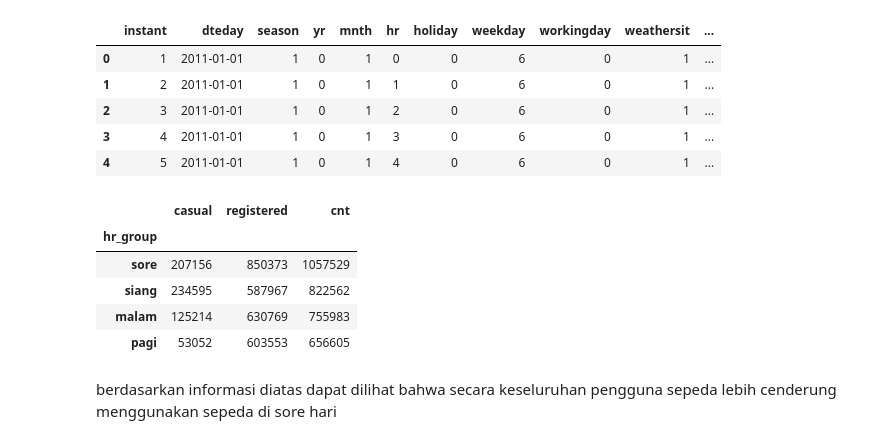
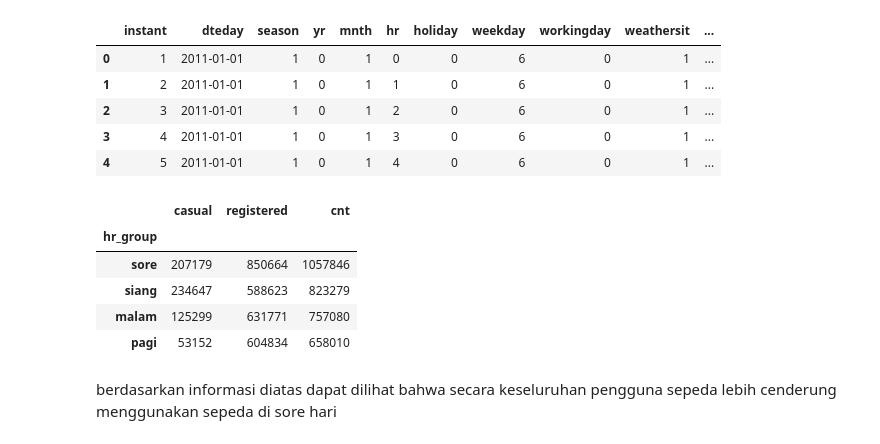
Before and after one commit to yunama47/dashboard-app, a Jupyter notebook: bike-sharing-analysis.ipynb, the cells around one changed output. Cells and saved outputs as stored; diff of their text form; code cells hidden in the pictures.

```diff
--- a/bike-sharing-analysis.ipynb
+++ b/bike-sharing-analysis.ipynb
@@ -277,6 +277,13 @@ new_hour_df.holiday.interpolate('pad', inplace=True)
 new_hour_df.weekday.interpolate('pad', inplace=True)
 new_hour_df.workingday.interpolate('pad', inplace=True)
 new_hour_df.weathersit.interpolate('pad', inplace=True)
+
+new_hour_df.season = new_hour_df.season.astype(int)
+new_hour_df.holiday = new_hour_df.holiday.astype(int)
+new_hour_df.weekday = new_hour_df.weekday.astype(int)
+new_hour_df.workingday = new_hour_df.workingday.astype(int)
+new_hour_df.weathersit = new_hour_df.weathersit.astype(int)
+
 new_hour_df[['season','holiday','weekday','workingday','weathersit']].describe()
 # %% [output]
 |  | season | holiday | weekday | workingday | weathersit |
@@ -298,6 +305,11 @@ new_hour_df.windspeed.interpolate('time', direction='forward', inplace=True)
 new_hour_df.casual.interpolate('time', direction='forward', inplace=True)
 new_hour_df.registered.interpolate('time', direction='forward', inplace=True)
 new_hour_df.cnt.interpolate('time', direction='forward', inplace=True)
+
+new_hour_df.casual = new_hour_df.casual.astype(int)
+new_hour_df.registered = new_hour_df.registered.astype(int)
+new_hour_df.cnt = new_hour_df.cnt.astype(int)
+
 new_hour_df[['temp','atemp','hum','windspeed','casual','registered','cnt']].describe()
 # %% [output]
 |  | temp | atemp | hum | windspeed | casual | registered | cnt |
@@ -333,7 +349,7 @@ dtype: int64
 # %%
 new_hour_df.reset_index(inplace=True)
 new_hour_df.drop('datetime', axis=1, inplace=True)
-new_hour_df['instant'] = np.arange(len(new_hour_df))
-new_hour_df
+new_hour_df['instant'] = np.arange(len(new_hour_df)) + 1
+new_hour_df.sample(10)
 # %% [output]
 |  | instant | dteday | season | yr | mnth | hr | holiday | weekday | workingday | weathersit | ... |
@@ -508,8 +549,8 @@ def kelompokwaktu(hr):
   if hr in [15,16,17,18]:
     return 'sore'
 
-hour_df['hr_group'] = hour_df.hr.apply(kelompokwaktu)
-hour_df.head()
+new_hour_df['hr_group'] = new_hour_df.hr.apply(kelompokwaktu)
+new_hour_df.head()
 # %% [output]
 |  | instant | dteday | season | yr | mnth | hr | holiday | weekday | workingday | weathersit | ... |
 | 0 | 1 | 2011-01-01 | 1 | 0 | 1 | 0 | 0 | 6 | 0 | 1 | ... |
@@ -518,18 +559,18 @@ hour_df.head()
 | 3 | 4 | 2011-01-01 | 1 | 0 | 1 | 3 | 0 | 6 | 0 | 1 | ... |
 | 4 | 5 | 2011-01-01 | 1 | 0 | 1 | 4 | 0 | 6 | 0 | 1 | ... |
 # %%
-hour_df.groupby(by='hr_group').agg({
+new_hour_df.groupby(by='hr_group').agg({
     'casual':'sum',
     'registered':'sum',
     'cnt':'sum',
 }).sort_values('cnt',ascending=False)
 # %% [output]
 |  | casual | registered | cnt |
 | hr_group |  |  |  |
-| sore | 207156 | 850373 | 1057529 |
-| siang | 234595 | 587967 | 822562 |
-| malam | 125214 | 630769 | 755983 |
-| pagi | 53052 | 603553 | 656605 |
+| sore | 207179 | 850664 | 1057846 |
+| siang | 234647 | 588623 | 823279 |
+| malam | 125299 | 631771 | 757080 |
+| pagi | 53152 | 604834 | 658010 |
 # %% [markdown]
 berdasarkan informasi diatas dapat dilihat bahwa secara keseluruhan pengguna sepeda lebih cenderung menggunakan sepeda di sore hari
 # %% [markdown]
```
Also changed, not shown: parts of 55 cells of this notebook.
